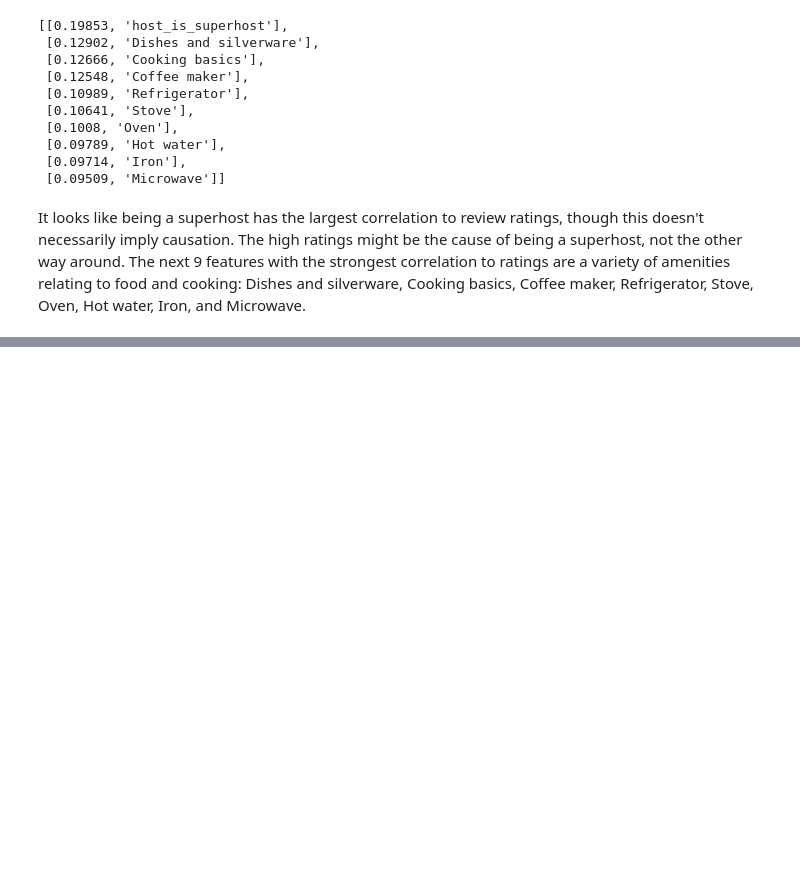
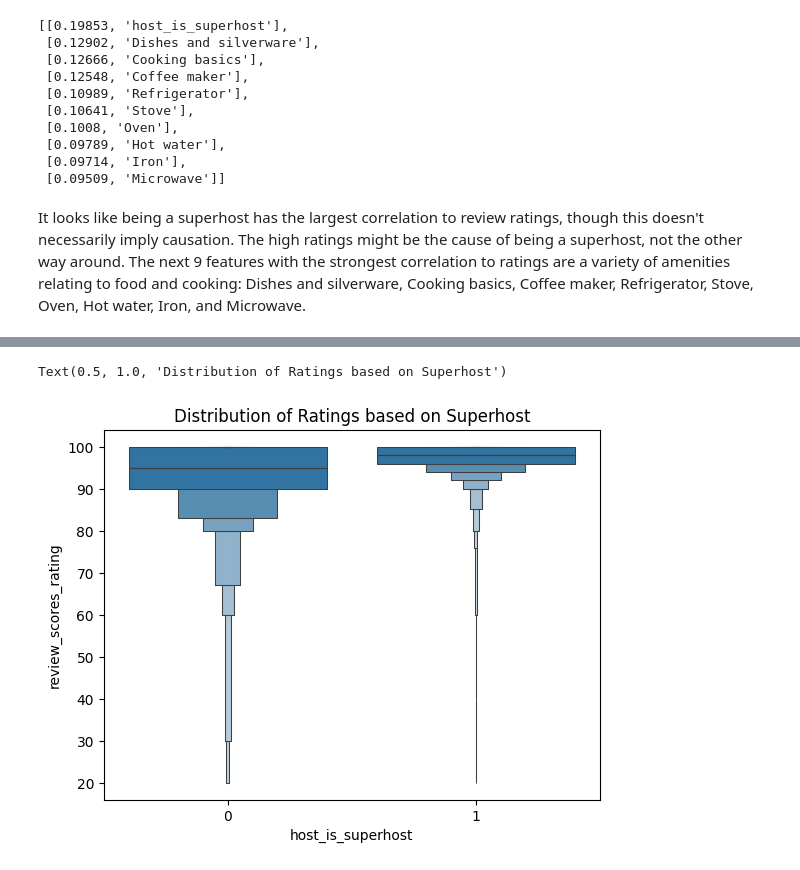
Before and after one commit to BrianMorse12604/151AGroupProject, a Jupyter notebook: project.ipynb, the cells around one changed output, grey strips where cells are left out. Saved outputs shown, nothing was run; the diff lists cells and outputs as text; code cells hidden in the pictures; blank space fills up the shorter version.

Commit message:
Added Data project.ipynb

```diff
--- a/project.ipynb
+++ b/project.ipynb
@@ -441,0 +461,6 @@ It looks like being a superhost has the largest correlation to review ratings, t
+# %%
+sns.boxenplot(data=listings_df,y='review_scores_rating',x='host_is_superhost')
+plt.title("Distribution of Ratings based on Superhost")
+# %% [output]
+Text(0.5, 1.0, 'Distribution of Ratings based on Superhost')
+[figure, added]
```
Also changed, not shown: parts of 4 cells of this notebook.
